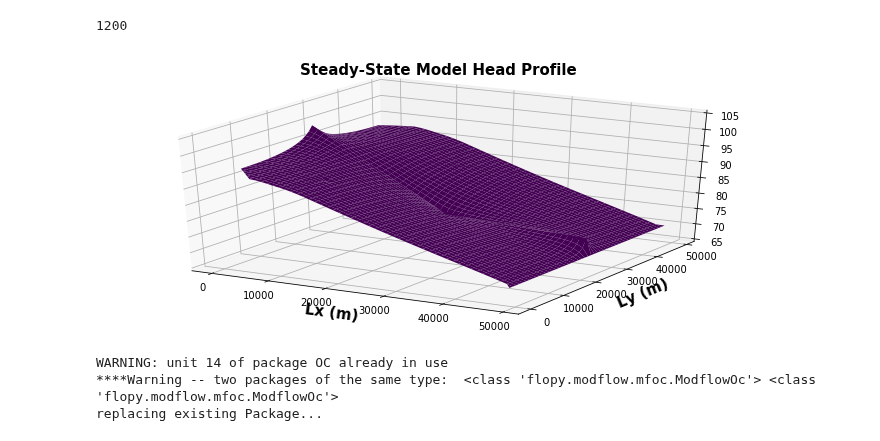
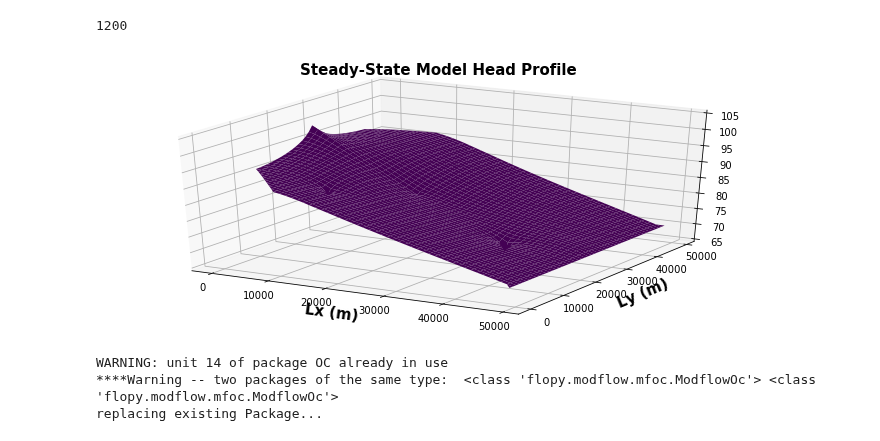
Before and after one commit to groundwater-modeling-Spring2020/Aguaseca_Project, a Jupyter notebook: Scenarios/Scenario56_no_SS-Dave.ipynb, the cells around one changed output. Saved outputs shown, nothing was run; the diff lists cells and outputs as text; code cells hidden in the pictures.

```diff
--- a/Scenarios/Scenario56_no_SS-Dave.ipynb
+++ b/Scenarios/Scenario56_no_SS-Dave.ipynb
@@ -759,29 +765,29 @@ len(times)
 # %%
 from mpl_toolkits.mplot3d import Axes3D
 
 #create 3d figure
 fig_3d = plt.figure(figsize=(12,5))
 ax = fig_3d.gca(projection='3d')
 
 #set X, Y, Z variables for 3d plot to be our model domain and head solution
 X = np.arange(0,Lx,dx)
 Y = np.arange(0,Ly,dy)
 X, Y = np.meshgrid(X, Y)
-Z = np.flipud(head['sp0'][0])
+Z = np.flipud(head['sp1199'][2])
 Z2 = Z.copy()
 Z2[Z<1e-10] = np.nan
 #print(Z2)
 #print(Z)
 #create surface and labels
 surf = ax.plot_surface(X,Y,Z2, cmap = 'viridis', linewidth=0, label='head')
 #fig_3d.colorbar(surf,shrink=0.5,aspect=150).set_label('Head (m)',fontsize=10,fontweight='bold')
 ax.set_zlim(65, 105)
 ax.set_xlabel('Lx (m)', fontsize=15, fontweight='bold')
 ax.set_ylabel('Ly (m)', fontsize=15, fontweight='bold')
 ax.set_title('Steady-State Model Head Profile', fontsize=15, fontweight='bold')
 plt.show(surf)
 # %% [output]
-[figure, old version]
+[figure, new version]
 # %%
 oc_spd = {}
 for kper in range(1,nper): #nper is 201, this is the key for each entry in oc_spd dict
```
Also changed, not shown: parts of 6 cells of this notebook, 4 other files.
